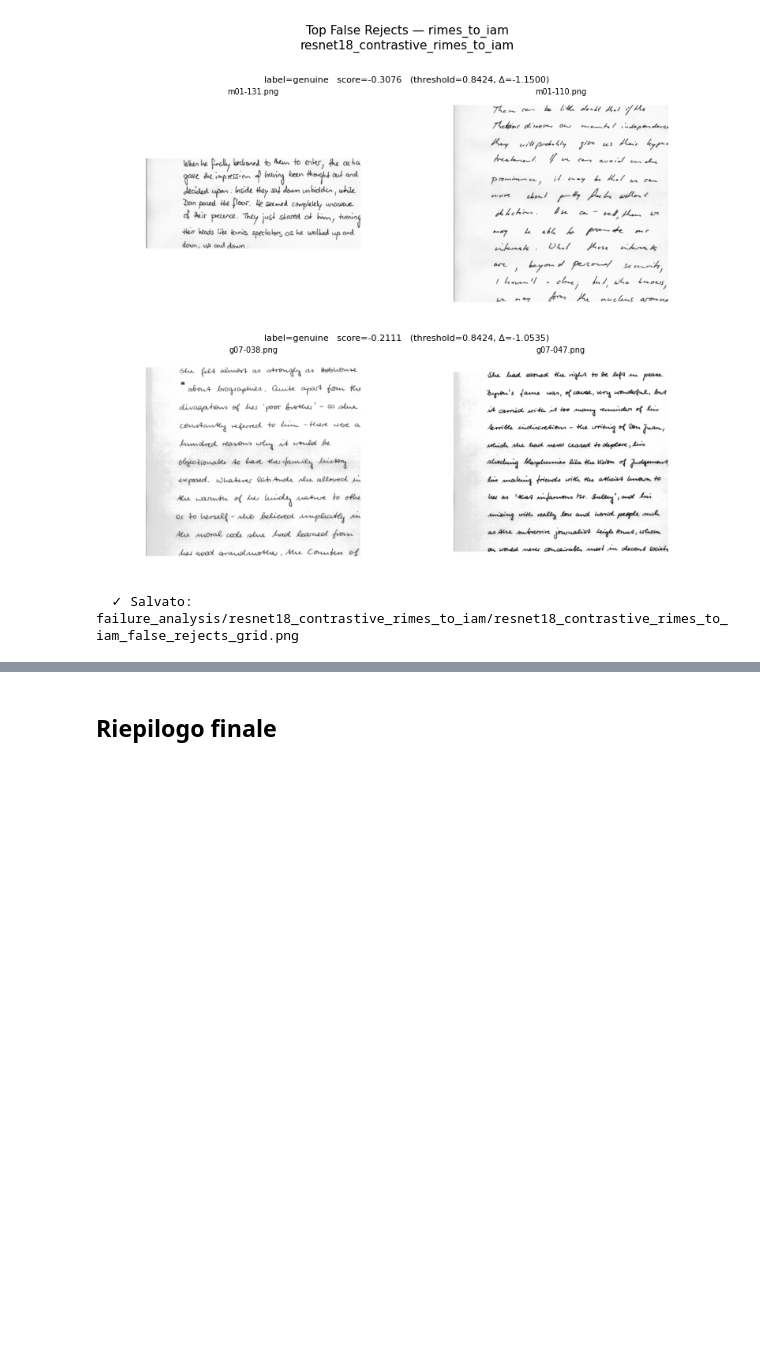
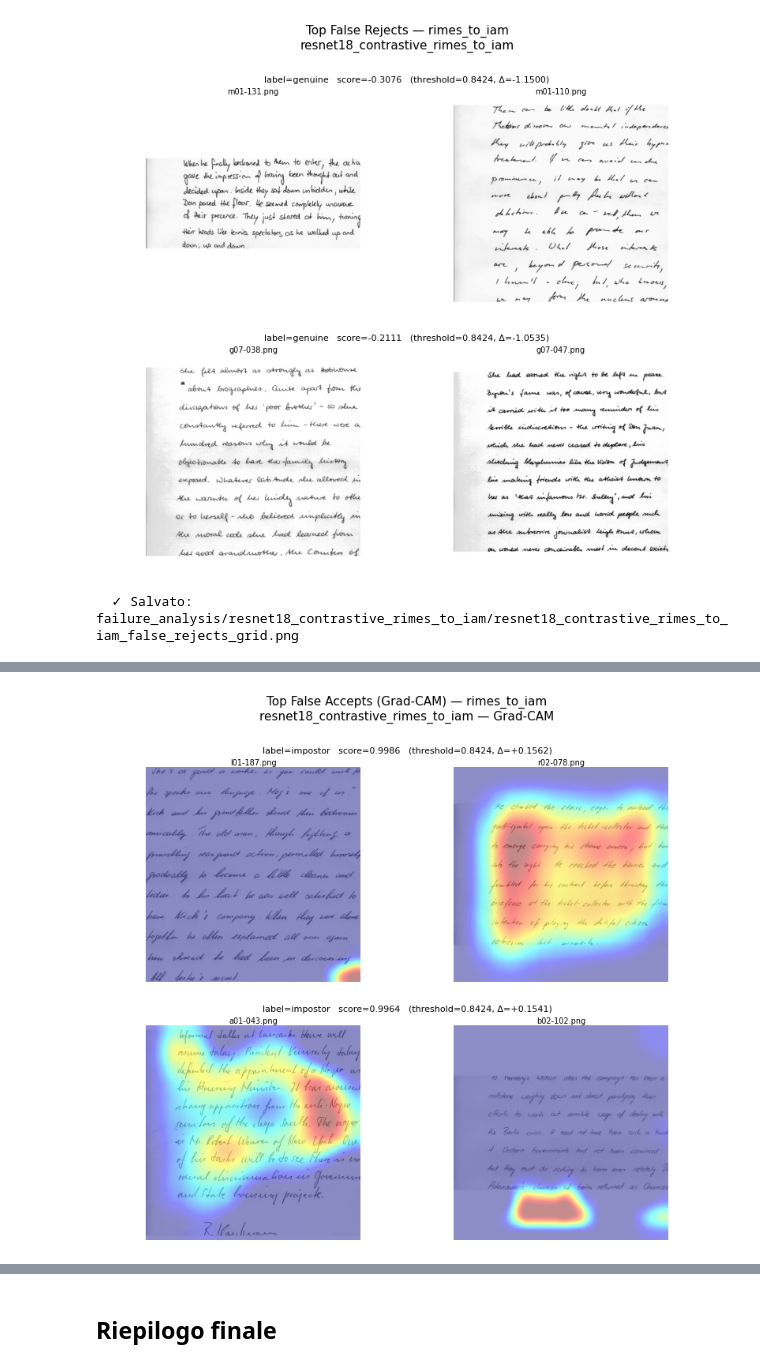
Before and after one commit to lorenzo-arcioni/HandVerify, a Jupyter notebook: notebooks/failure_cases_extraction.ipynb, the cells around one changed output, grey strips where cells are left out. Cells and saved outputs as stored; diff of their text form; code cells hidden in the pictures; blank space fills up the shorter version.

```diff
--- a/notebooks/failure_cases_extraction.ipynb
+++ b/notebooks/failure_cases_extraction.ipynb
@@ -539,0 +548,84 @@ Genero griglia false rejects...
+# %%
+from src.interpretability import compute_pairwise_gradcam, overlay_cam_on_image
+
+def load_gray_uint8(path):
+    """Immagine 0-255 nella STESSA risoluzione vista dal modello (448x448),
+    cosi' l'overlay della CAM e' coerente con cio' che il modello ha
+    effettivamente processato."""
+    img = Image.open(path).convert("L").resize((TARGET_SIZE, TARGET_SIZE))
+    return np.array(img)
+
+def plot_pair_grid_gradcam(df, title, save_path, max_rows=12):
+    df = df.head(max_rows)
+    n = len(df)
+    if n == 0:
+        print(f"  (nessuna coppia per '{title}', salto il plot)")
+        return
+
+    fig = plt.figure(figsize=(8, 3.1 * n + 0.8))
+    gs = fig.add_gridspec(
+        nrows=n * 2, ncols=2,
+        height_ratios=sum(([0.18, 1] for _ in range(n)), []),
+        hspace=0.02, wspace=0.03
+    )
+
+    for i, (_, row) in enumerate(df.iterrows()):
+        text_ax = fig.add_subplot(gs[i * 2, :])
+        text_ax.axis("off")
+        text_ax.text(
+            0.5, 0.35,
+            f"label={row['label']}   score={row['score']:.4f}   "
+            f"(threshold={row['threshold']:.4f}, Δ={row['margin_from_threshold']:+.4f})",
+            ha="center", va="center", fontsize=8
+        )
+
+        img1_t = load_img(row["img1_path"])   # tensore preprocessato, gia' su device
+        img2_t = load_img(row["img2_path"])
+
+        cam1, cam2, score_check = compute_pairwise_gradcam(
+            model, LOSS_TYPE, img1_t, img2_t, device
+        )
+        # sanity check: lo score del gradcam deve combaciare con quello già
+        # salvato nel CSV per questa coppia (stesso modello, stesso input)
+        assert abs(score_check - row["score"]) < 1e-3, (
+            f"Score mismatch: gradcam={score_check:.4f} vs csv={row['score']:.4f}"
+        )
+
+        gray1 = load_gray_uint8(row["img1_path"])
+        gray2 = load_gray_uint8(row["img2_path"])
+        overlay1 = overlay_cam_on_image(gray1, cam1)
+        overlay2 = overlay_cam_on_image(gray2, cam2)
+
+        ax1 = fig.add_subplot(gs[i * 2 + 1, 0])
+        ax1.imshow(cv2.cvtColor(overlay1, cv2.COLOR_BGR2RGB))
+        ax1.axis("off")
+        ax1.set_title(Path(row["img1_path"]).name, fontsize=7, pad=2)
+
+        ax2 = fig.add_subplot(gs[i * 2 + 1, 1])
+        ax2.imshow(cv2.cvtColor(overlay2, cv2.COLOR_BGR2RGB))
+        ax2.axis("off")
+        ax2.set_title(Path(row["img2_path"]).name, fontsize=7, pad=2)
+
+    fig.suptitle(f"{title}\n{EXP_NAME} — Grad-CAM", fontsize=11, y=0.995)
+    plt.subplots_adjust(top=0.94, bottom=0.01, left=0.02, right=0.98)
+    plt.savefig(save_path, dpi=150, bbox_inches="tight")
+    plt.show()
+    print(f"  ✓ Salvato: {save_path}")
+
+
+import cv2  # serve solo qui per la conversione colore in overlay
+
+print("Genero griglia Grad-CAM per false accepts...")
+plot_pair_grid_gradcam(
+    worst_false_accepts,
+    f"Top False Accepts (Grad-CAM) — {SPLIT}",
+    OUTPUT_DIR / f"{EXP_NAME}_false_accepts_gradcam.png",
+)
+
+print("Genero griglia Grad-CAM per false rejects...")
+plot_pair_grid_gradcam(
+    worst_false_rejects,
+    f"Top False Rejects (Grad-CAM) — {SPLIT}",
+    OUTPUT_DIR / f"{EXP_NAME}_false_rejects_gradcam.png",
+)
+# %% [output]
@@ -539,0 +633 @@ Genero griglia false rejects...
+[figure, added]
```
Also changed, not shown: parts of 6 cells of this notebook, 17 other files.
